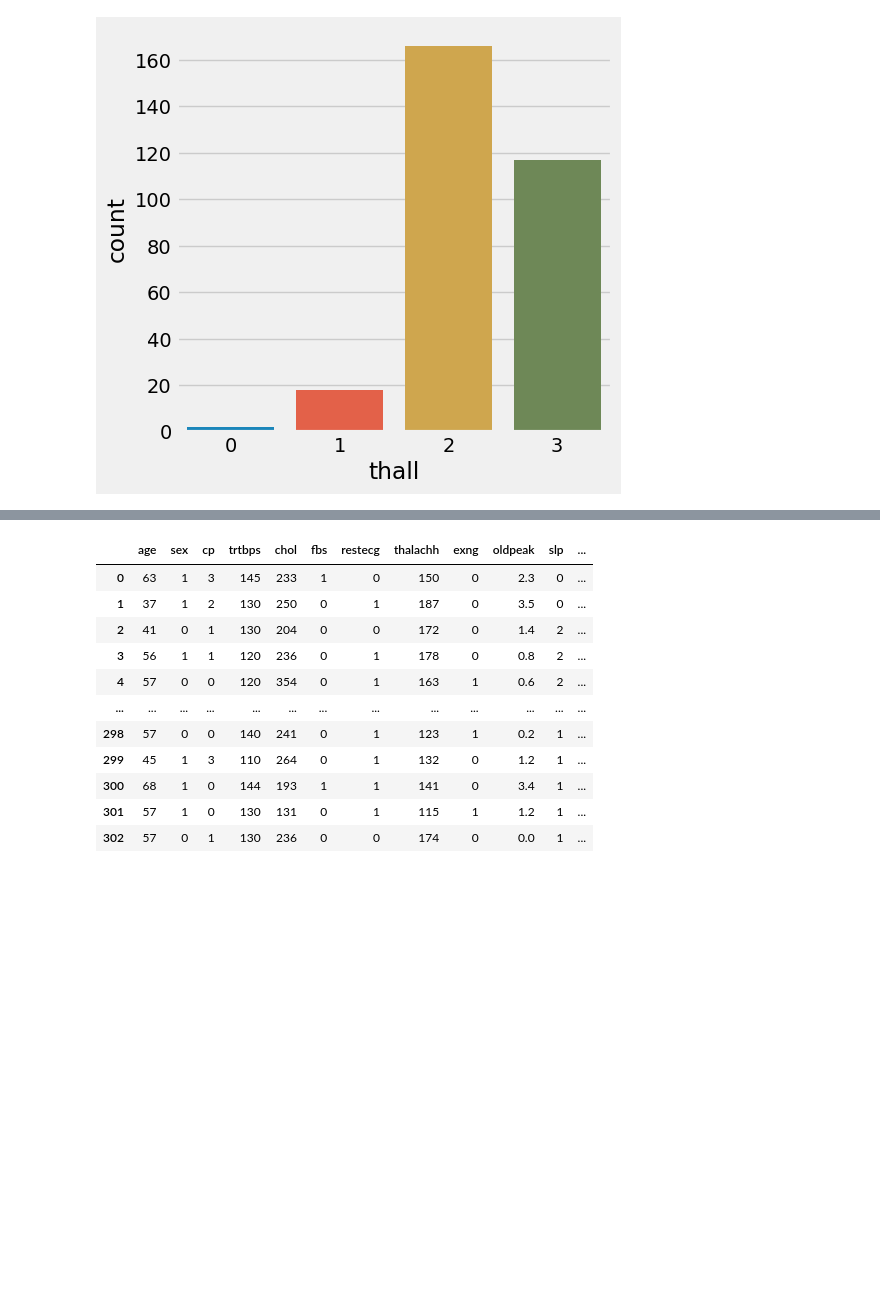
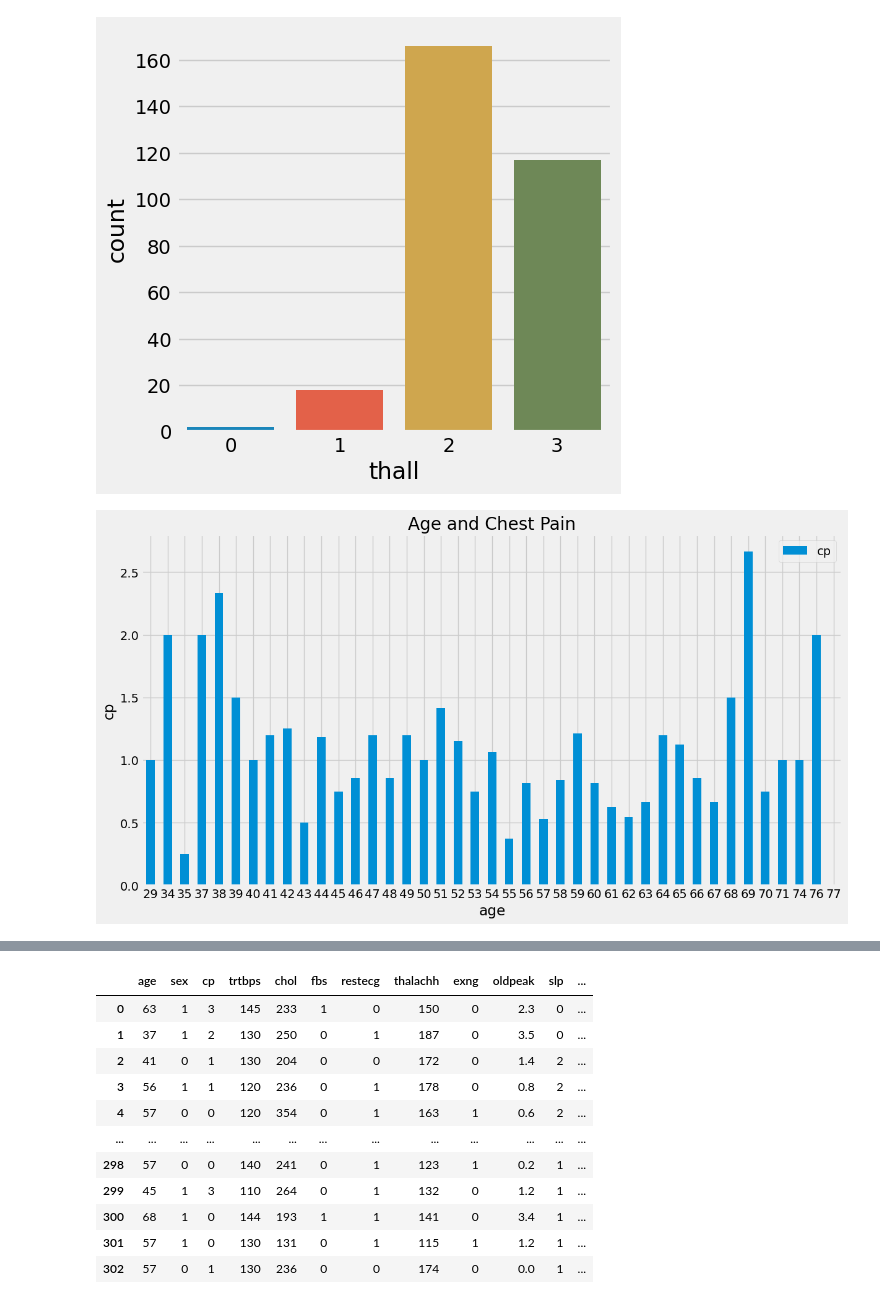
Before and after one commit to Sithysak/Heart-Attack-Prediction, a Jupyter notebook: Predict Heart Attack.ipynb, the cells around one changed output, grey strips where cells are left out. Saved outputs shown, nothing was run; the diff lists cells and outputs as text; code cells hidden in the pictures; blank space fills up the shorter version.

Commit message:
Visualize

```diff
--- a/Predict Heart Attack.ipynb
+++ b/Predict Heart Attack.ipynb
@@ -322,3 +324,13 @@ sns.countplot(x='thall', data=df)
 plt.show()
 # %% [output]
 [figure]
+# %%
+age_plot = df.pivot_table(index = 'age', values = 'cp', aggfunc = np.mean)
+age_plot.plot(kind = 'bar', figsize = (13, 7))
+plt.xlabel('age')
+plt.ylabel('cp')
+plt.title('Age and Chest Pain')
+plt.xticks(rotation = 0)
+plt.show()
+# %% [output]
+[figure, added]
```
Also changed, not shown: parts of 2 cells of this notebook.
